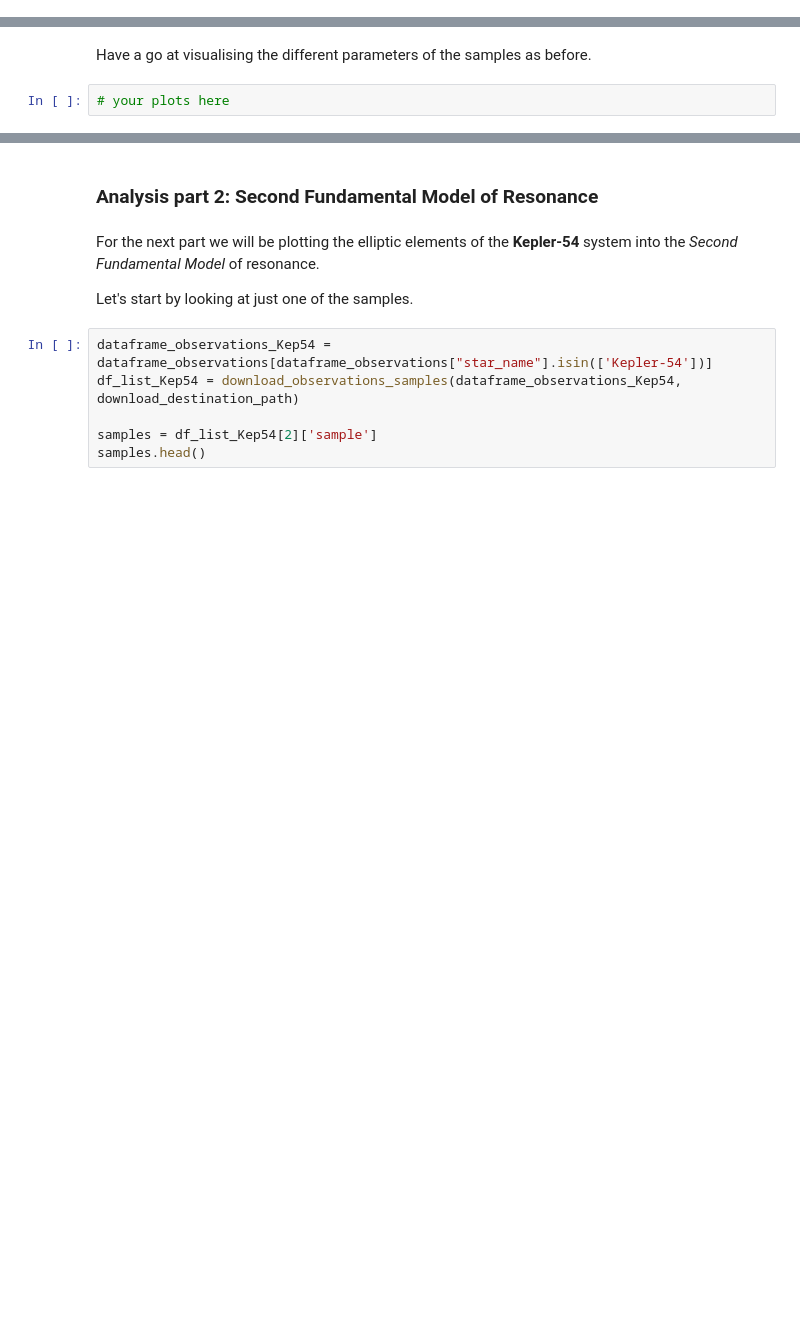
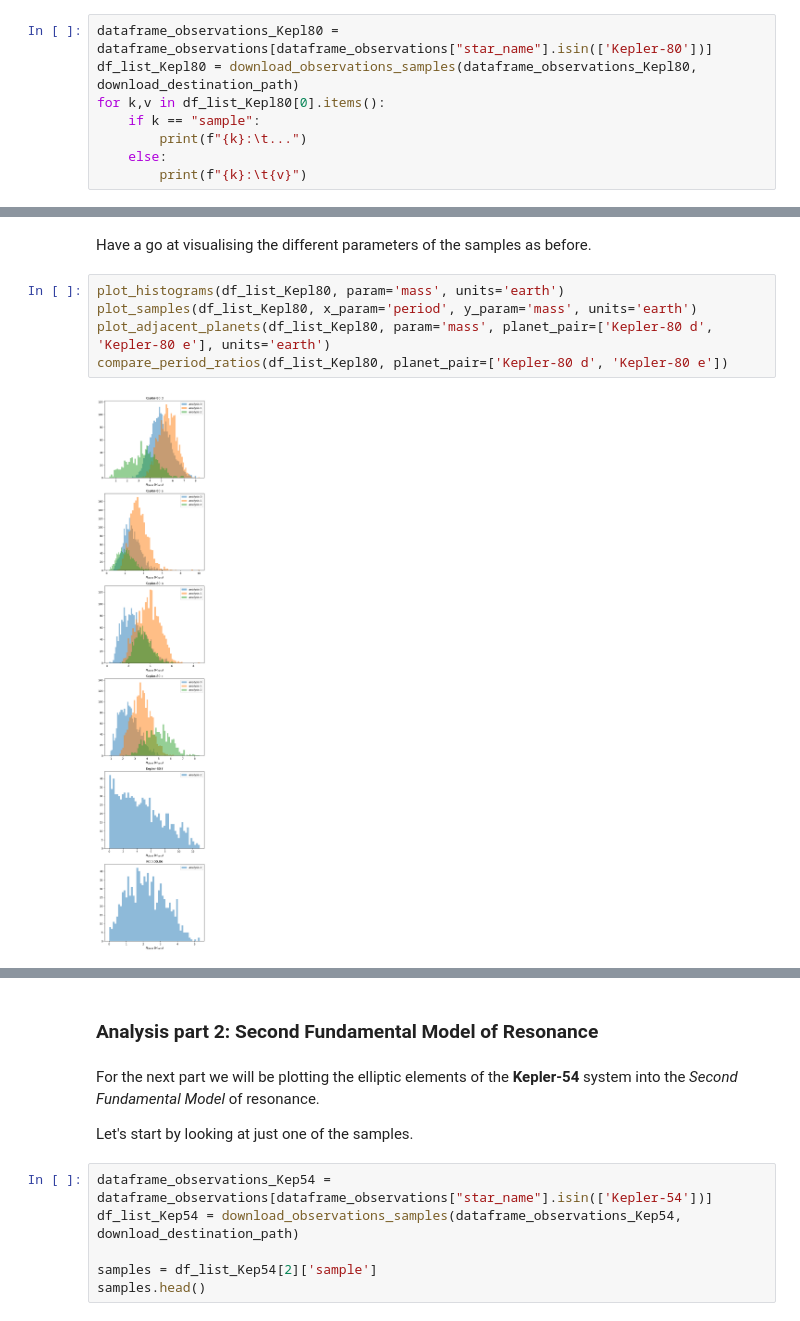
Before and after one commit to adleleu/resonantstate_nb, a Jupyter notebook: notebook_observations.ipynb, the cells around one changed output, grey strips where cells are left out. Drawn from its saved outputs; the diff is of its cells as text; blank space fills up the shorter version.

```diff
--- a/notebook_observations.ipynb
+++ b/notebook_observations.ipynb
@@ -244,0 +245,8 @@ Let's now look at the **Kepler-80 system**. Search and download the samples into
+# %%
+dataframe_observations_Kepl80 = dataframe_observations[dataframe_observations["star_name"].isin(['Kepler-80'])]
+df_list_Kepl80 = download_observations_samples(dataframe_observations_Kepl80, download_destination_path)
+for k,v in df_list_Kepl80[0].items():
+    if k == "sample":
+        print(f"{k}:\t...")
+    else:
+        print(f"{k}:\t{v}")
@@ -245,4 +261,9 @@ Let's now look at the **Kepler-80 system**. Search and download the samples into
 # %% [markdown]
 Have a go at visualising the different parameters of the samples as before.
-# %%
-# your plots here
+# %%
+plot_histograms(df_list_Kepl80, param='mass', units='earth')
+plot_samples(df_list_Kepl80, x_param='period', y_param='mass', units='earth')
+plot_adjacent_planets(df_list_Kepl80, param='mass', planet_pair=['Kepler-80 d', 'Kepler-80 e'], units='earth')
+compare_period_ratios(df_list_Kepl80, planet_pair=['Kepler-80 d', 'Kepler-80 e'])
+# %% [output]
+[figure, added]
```
Also changed, not shown: parts of 8 cells of this notebook.
